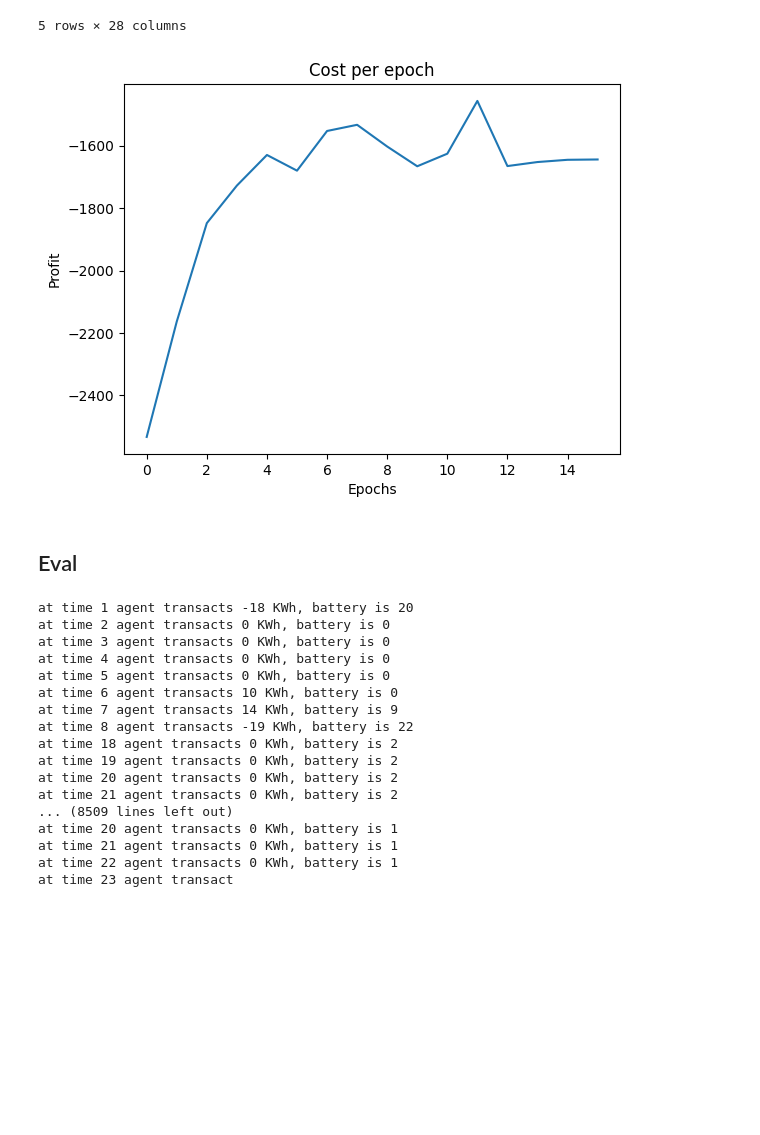
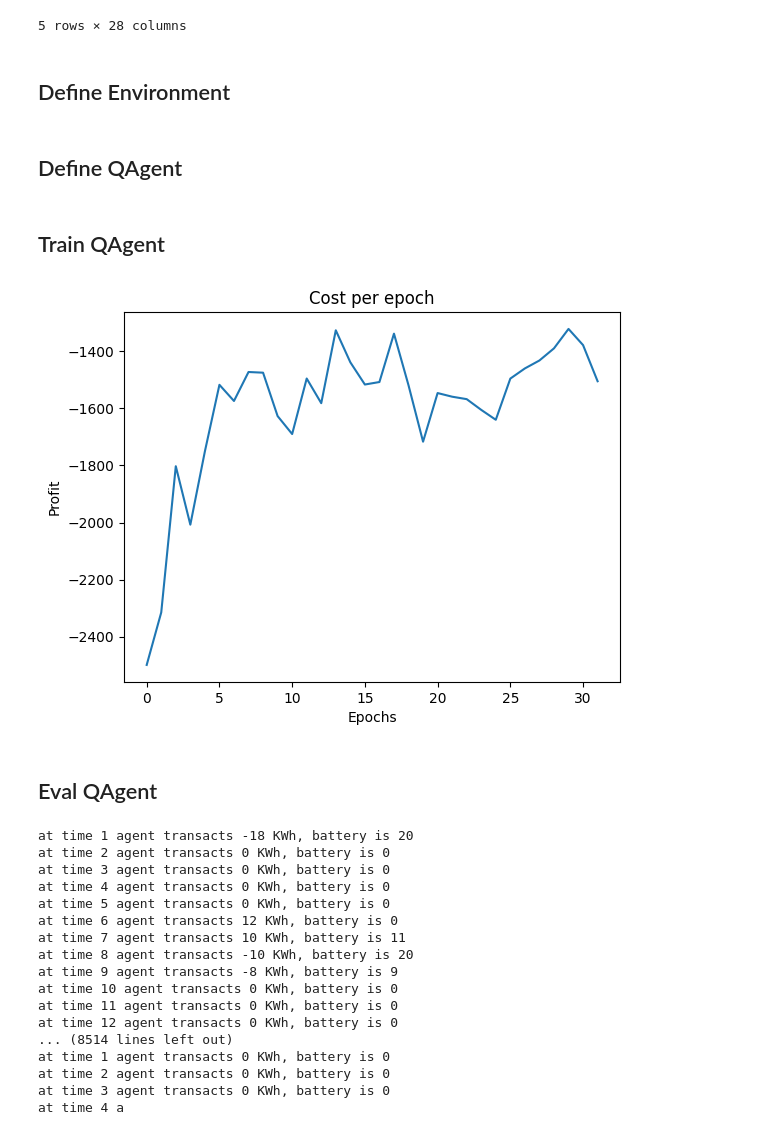
Before and after one commit to aeli3/RL-Project-2024, a Jupyter notebook: SmartGridEnv.ipynb, the cells around one changed output. Drawn from its saved outputs; the diff is of its cells as text; code cells hidden in the pictures; blank space fills up the shorter version.

```diff
--- a/SmartGridEnv.ipynb
+++ b/SmartGridEnv.ipynb
@@ -41,6 +36,8 @@ train.head()
 | 3 | 31.01 | 28.69 | 27.00 | 24.20 | 12.02 | 27.00 | 28.00 | 34.85 | 41.31 | 42.03 | ... | ... |
 | 4 | 22.00 | 19.50 | 17.55 | 15.91 | 11.40 | 22.65 | 27.30 | 34.00 | 40.01 | 45.00 | ... | ... |
 5 rows × 28 columns
+# %% [markdown]
+## Define Environment
 # %%
 class SmartGridEnv(gym.Env):
     def __init__(self, price_data, battery_capacity=50, max_power=25, efficiency=0.9):
@@ -135,6 +134,8 @@ class SmartGridEnv(gym.Env):
 
         self.update_state()
         return self.current_state, reward, self.done, self.available
+# %% [markdown]
+## Define QAgent
 # %%
 class QAgent():
     def __init__(self, env, discount_rate = 0.9, learning_rate=0.1, epsilon=0.05):
@@ -148,17 +149,19 @@ class QAgent():
     def mask(self):
         # 7 am constraint
         if self.env.current_hour == self.env.time_constraint and self.env.current_battery >= self.env.battery_time_constraint:
-            lower_bound = min(np.ceil((self.env.battery_time_constraint- self.env.current_battery)*0.9), self.env.max_power)
-            upper_bound =  min(np.floor((self.env.battery_capacity-self.env.current_battery)/0.9), self.env.max_power)
+            lower_bound = min(np.ceil((self.env.battery_time_constraint - self.env.current_battery)*0.9), self.env.max_power)
+            upper_bound =  min(np.floor((self.env.battery_capacity - self.env.current_battery)/0.9), self.env.max_power)
             mask_range = (lower_bound, upper_bound)
         elif self.env.current_hour == self.env.time_constraint and self.env.current_battery < self.env.battery_time_constraint:
-            lower_bound = min(np.ceil((self.env.battery_time_constraint-self.env.current_battery)/0.9), self.env.max_power)
-            upper_bound =  min(np.floor((self.env.battery_capacity-self.env.current_battery)/0.9), self.env.max_power)
+            lower_bound = min(np.ceil((self.env.battery_time_constraint - self.env.current_battery)/0.9), self.env.max_power)
+            upper_bound =  min(np.floor((self.env.battery_capacity - self.env.current_battery)/0.9), self.env.max_power)
             mask_range = (lower_bound, upper_bound)
         else:
-            lower_bound = min(np.ceil(-(self.env.current_battery)*0.9), self.env.max_power)
+            lower_bound = max(np.ceil(-(self.env.current_battery)*0.9), -self.env.max_power)
             upper_bound = min(np.floor((self.env.battery_capacity - self.env.current_battery)/0.9), self.env.max_power)
             mask_range = (lower_bound, upper_bound)
+
+        #print(f" battery: {self.env.current_battery}, time: {self.env.current_hour+1}, range: {mask_range}")
 
         # construct boolean mask_vector
         mask = np.arange(self.env.action_space.start, self.env.action_space.start + self.env.action_space.n)
@@ -193,7 +196,6 @@ class QAgent():
             self.profit.append(env.profit)
             self.env.initialize_params()
 
-
     def predict(self, state):
         mask = self.mask()
         max_action = np.argmax(self.Qtable[state][mask])
@@ -209,14 +211,25 @@ class QAgent():
         mask = self.mask()
 
         # Calculate the average price of the last month
-        avg_price_last_month = np.mean(self.env.price_data.iloc[-30:])
+        lw_bound = max(0, self.env.current_step-30)
+        avg_price_last_month = np.mean(self.env.price_data.iloc[lw_bound:self.env.current_step, 0:24])
 
         # Decide whether to buy or sell based on the current price compared to the average
         current_price = self.env.price_data.iloc[self.env.current_step, self.env.current_hour]
-        if current_price < avg_price_last_month:
-            action = np.random.choice([25, np.max(np.where(mask)[0])])
+        #print(f"Current Price: {current_price}, Avg Price: {avg_price_last_month}")
+
+        actionValues = np.arange(0, 51)
+        valid_action = actionValues[mask]
+
+        if not np.isnan(avg_price_last_month):
+            if current_price < avg_price_last_month:
+                action = valid_action[valid_action > 25]
+                action = np.random.choice(action) if len(action) > 0 else 25
+            else:
+                action = valid_action[valid_action < 25]
+                action = np.random.choice(action) if len(action) > 0 else 25
         else:
-            action = np.random.choice([25, np.max(np.where(mask)[0])])
+            action = 25
         return action
 
     def plot_profits(self):
@@ -224,15 +237,17 @@ class QAgent():
         plt.xlabel('Epochs')
         plt.ylabel('Profit')
         plt.title("Cost per epoch")
-
-env = SmartGridEnv(train)
-agent = QAgent(env)
-agent.train(simulations=16)
-agent.plot_profits()
-# %% [output]
-[figure, removed]
+# %% [markdown]
+## Train QAgent
+# %%
+env = SmartGridEnv(train)
+agent = QAgent(env)
+agent.train(simulations=32)
+agent.plot_profits()
+# %% [output]
+[figure, added]
 # %% [markdown]
-## Eval
+## Eval QAgent
 # %%
 eval_env = SmartGridEnv(val)
 agent.env = eval_env
@@ -243,23 +258,23 @@ while not agent.env.done:
     print(f"at time {agent.env.current_hour +  1} agent transacts {agent.env.to_discrete(action)} KWh, battery is {agent.env.current_battery}")
     next_state, reward, done, available = agent.env.step(action)
 
-print("Profit on validation set: ", eval_env.profit)
+print(f"Profit on validation set: {eval_env.profit:.2f}")
 # %% [output]
 at time 1 agent transacts -18 KWh, battery is 20
 at time 2 agent transacts 0 KWh, battery is 0
 at time 3 agent transacts 0 KWh, battery is 0
 at time 4 agent transacts 0 KWh, battery is 0
 at time 5 agent transacts 0 KWh, battery is 0
-at time 6 agent transacts 10 KWh, battery is 0
-at time 7 agent transacts 14 KWh, battery is 9
-at time 8 agent transacts -19 KWh, battery is 22
-at time 18 agent transacts 0 KWh, battery is 2
-at time 19 agent transacts 0 KWh, battery is 2
-at time 20 agent transacts 0 KWh, battery is 2
-at time 21 agent transacts 0 KWh, battery is 2
-... (8509 lines left out)
-at time 20 agent transacts 0 KWh, battery is 1
-at time 21 agent transacts 0 KWh, battery is 1
-at time 22 agent transacts 0 KWh, battery is 1
-at time 23 agent transact
+at time 6 agent transacts 12 KWh, battery is 0
+at time 7 agent transacts 10 KWh, battery is 11
+at time 8 agent transacts -10 KWh, battery is 20
+at time 9 agent transacts -8 KWh, battery is 9
+at time 10 agent transacts 0 KWh, battery is 0
+at time 11 agent transacts 0 KWh, battery is 0
+at time 12 agent transacts 0 KWh, battery is 0
+... (8514 lines left out)
+at time 1 agent transacts 0 KWh, battery is 0
+at time 2 agent transacts 0 KWh, battery is 0
+at time 3 agent transacts 0 KWh, battery is 0
+at time 4 a
 # %% [markdown]
```
Also changed, not shown: parts of 10 cells of this notebook.
